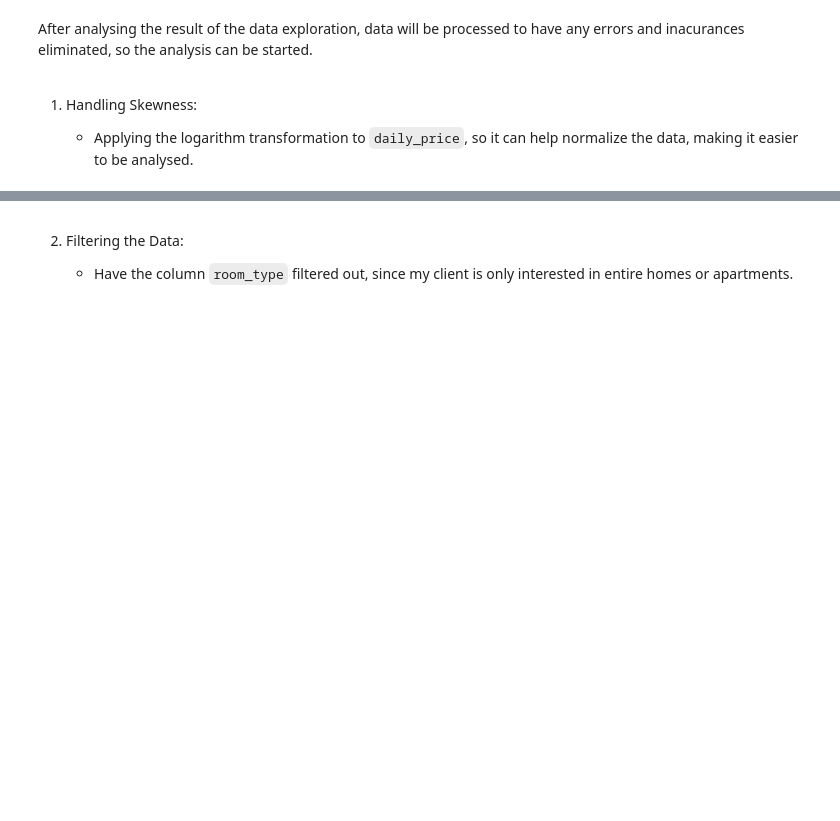
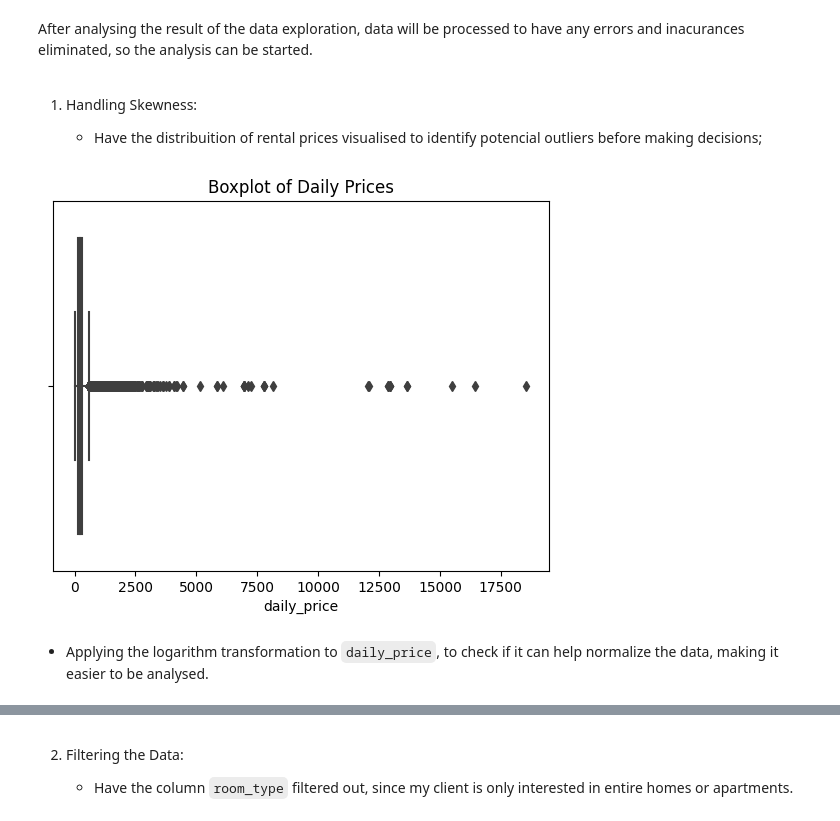
Before and after one commit to MeiryDiniz/europe-airbnb-prices, a Jupyter notebook: jupyter_notebooks/02-AirbnbCaseStudy.ipynb, the cells around one changed output, grey strips where cells are left out. Drawn from its saved outputs; the diff is of its cells as text; code cells hidden in the pictures; blank space fills up the shorter version.

Commit message:
Have dashboard of app set up and notebooks updated.

```diff
--- a/jupyter_notebooks/02-AirbnbCaseStudy.ipynb
+++ b/jupyter_notebooks/02-AirbnbCaseStudy.ipynb
@@ -64,10 +86,21 @@ pandas_report.to_notebook_iframe()
 ### Processing Data
 # %% [markdown]
 After analysing the result of the data exploration, data will be processed to have any errors and inacurances eliminated, so the analysis can be started.
+# %% [markdown]
+1. Handling Skewness:
+
+    + Have the distribuition of rental prices visualised to identify potencial outliers before making decisions;
+# %%
+import seaborn as sns
+import matplotlib.pyplot as plt
+
+sns.boxplot(data=df, x='daily_price')
+plt.title('Boxplot of Daily Prices')
+plt.show()
+# %% [output]
+[figure, added]
 # %% [markdown]
-1. Handling Skewness:
-
-    + Applying the logarithm transformation to `daily_price`, so it can help normalize the data, making it easier to be analysed.
+  + Applying the logarithm transformation to `daily_price`, to check if it can help normalize the data, making it easier to be analysed.
 # %%
 import numpy as np
 df['log_daily_price'] = np.log1p(df['daily_price'])
```
Also changed, not shown: parts of 31 cells of this notebook, 16 other files.
